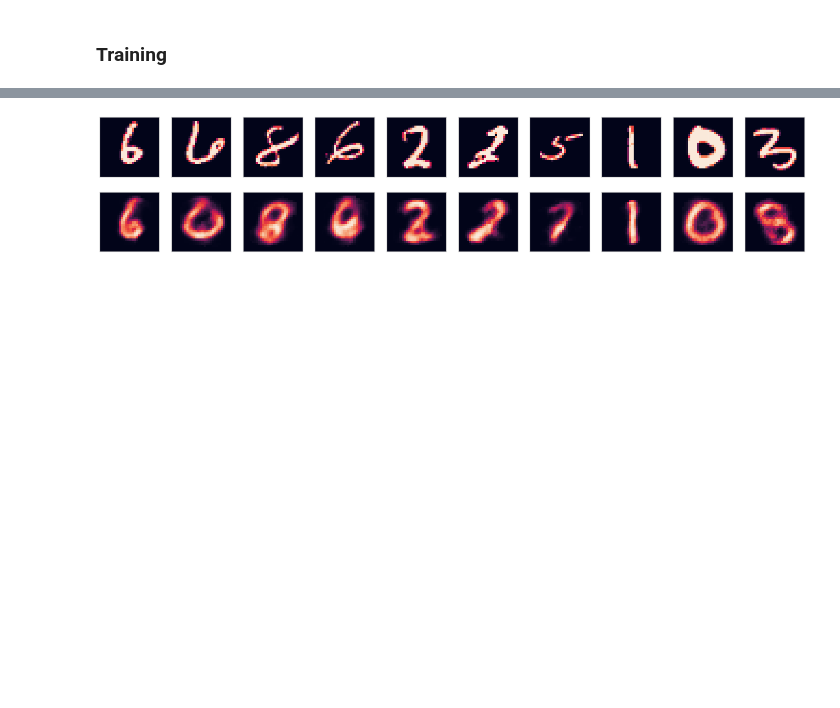
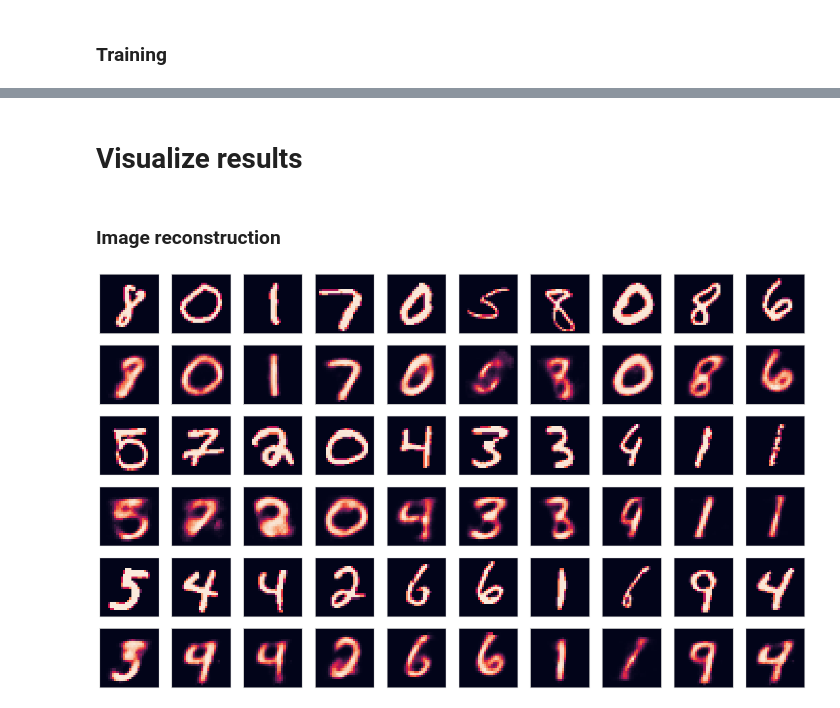
Before and after one commit to csizsek/data-science-old, a Jupyter notebook: autoencoders/01_simple_autoencoder.ipynb, the cells around one changed output, grey strips where cells are left out. Cells and saved outputs as stored; diff of their text form; code cells hidden in the pictures; blank space fills up the shorter version.

```diff
--- a/autoencoders/01_simple_autoencoder.ipynb
+++ b/autoencoders/01_simple_autoencoder.ipynb
@@ -46,14 +46,21 @@ import torch.nn as nn
 import torch.nn.functional as F
 import torch.optim as optim
 import torchvision
+device = torch.device('cuda') if torch.cuda.is_available() else torch.device('cpu')
+print('pytorch device:    ', device.type)
 
 # geospatial
 import rasterio as rio
 import rasterio.features
 
-warnings.filterwarnings('ignore')
+ignore_warnings = True
+if ignore_warnings:
+    warnings.filterwarnings('ignore')
+print('ignore warnings:   ', ignore_warnings)
 
-np.random.seed(1337)
+seed = 1337
+np.random.seed(seed)
+print('random seed:       ', seed)
 
 mpl.rcParams['figure.dpi'] = 400
 
@@ -165,20 +221,31 @@ epoch: 10/10    train loss: 0.1446
+# %% [markdown]
+# Visualize results
+# %% [markdown]
+### Image reconstruction
 # %%
+def to_img(x):
+    x = 0.5 * (x + 1)
+    x = x.clamp(0, 1)
+    x = x.view(x.size(0), 1, 28, 28)
+    return x
+
 x, _ = next(iter(test_loader))
 x = x.view(x.size(0), -1)
-x = torch.autograd.Variable(x).cuda()
+x = torch.autograd.Variable(x).to(device)
 y = model(x)
 
 x = to_img(x.cpu().data)
 y = to_img(y.cpu().data)
 d = [x, y]
 
-plt.figure(figsize=(25, 5))
-for i in range(10):
-    for j in range(2):
-        plt.subplot(2, 10, i + 1 + j*10)
-        plt.imshow(d[j][i][0])
-        plt.xticks([])
-        plt.yticks([])
+plt.figure(figsize=(25, 15))
+for i in range(3):
+    for j in range(10):
+        for k in range(2):
+            plt.subplot(6, 10, j + 1 + k*10 + i*20)
+            plt.imshow(d[k][j + i*10][0])
+            plt.xticks([])
+            plt.yticks([])
 plt.show()
 # %% [output]
-[figure, old version]
+[figure, new version]
```
Also changed, not shown: parts of 6 cells of this notebook, 1 other file.
